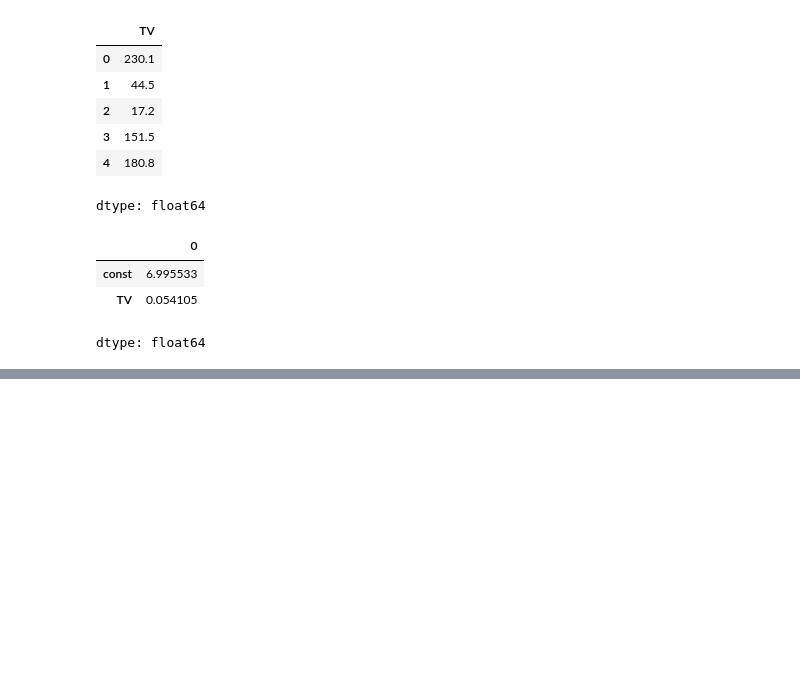
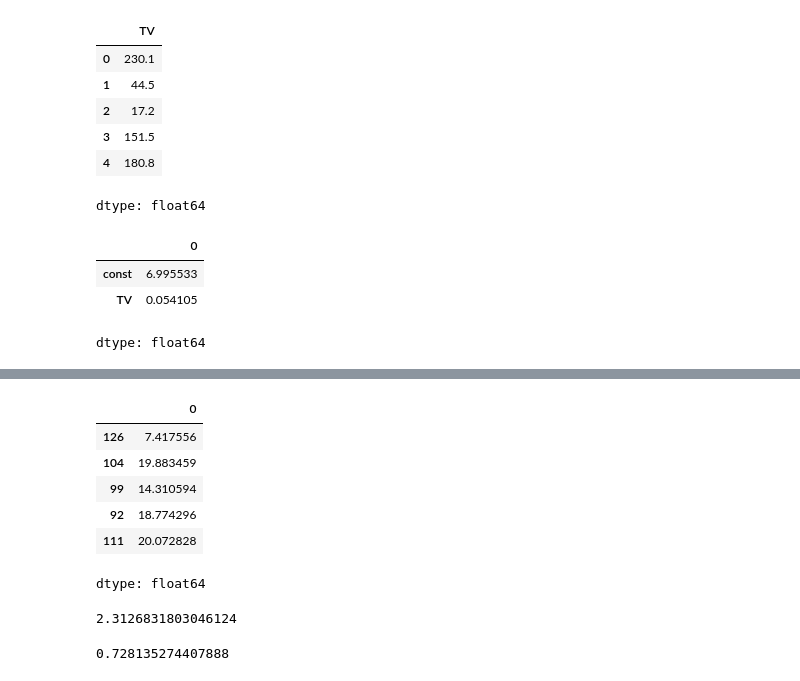
Before and after one commit to AustinKarki/75-Days-of-Coding-Challenge, a Jupyter notebook: Linear_Regression.ipynb, the cells around one changed output, grey strips where cells are left out. Cells and saved outputs as stored; diff of their text form; code cells hidden in the pictures; blank space fills up the shorter version.

```diff
--- a/Linear_Regression.ipynb
+++ b/Linear_Regression.ipynb
@@ -129,0 +171,14 @@ Notes:
+# %%
+# predict on test set
+X_test_sm=sm.add_constant(X_test)
+y_pred=lr.predict(X_test_sm)
+# %%
+y_pred.head()
+# %% [output]
+|  | 0 |
+| 126 | 7.417556 |
+| 104 | 19.883459 |
+| 99 | 14.310594 |
+| 92 | 18.774296 |
+| 111 | 20.072828 |
+dtype: float64
@@ -129,0 +189,9 @@ Notes:
+# %%
+np.sqrt(mean_squared_error(Y_test,y_pred))
+# %% [output]
+2.3126831803046124
+# %%
+r_squared=r2_score(Y_test,y_pred)
+r_squared
+# %% [output]
+0.728135274407888
```
Also changed, not shown: parts of 10 cells of this notebook.
